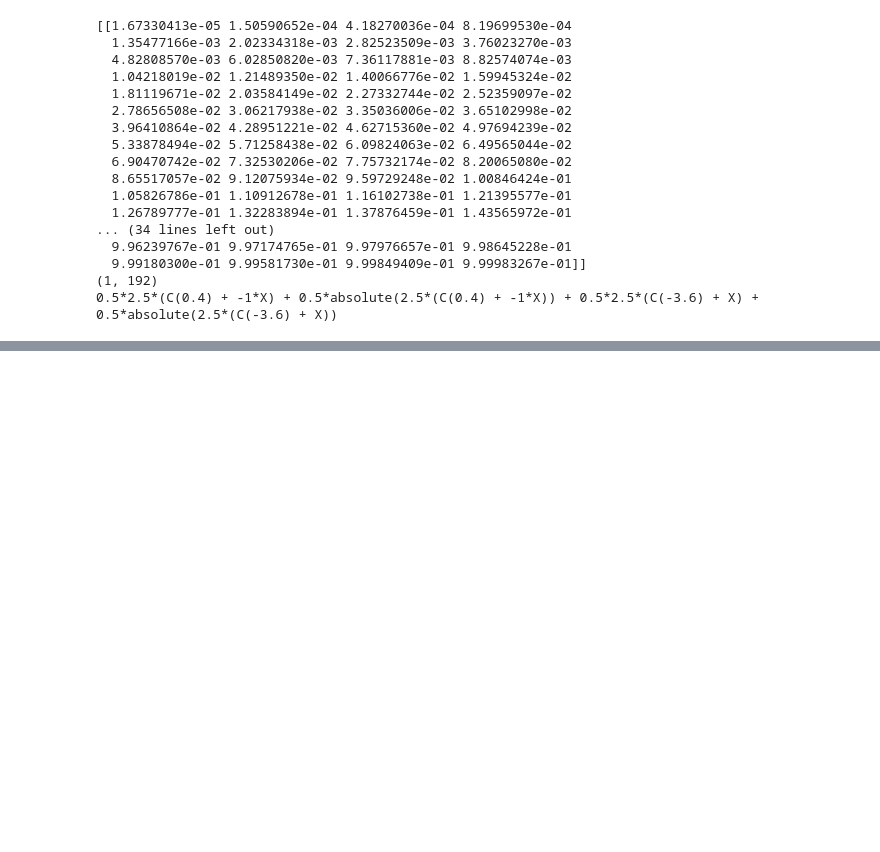
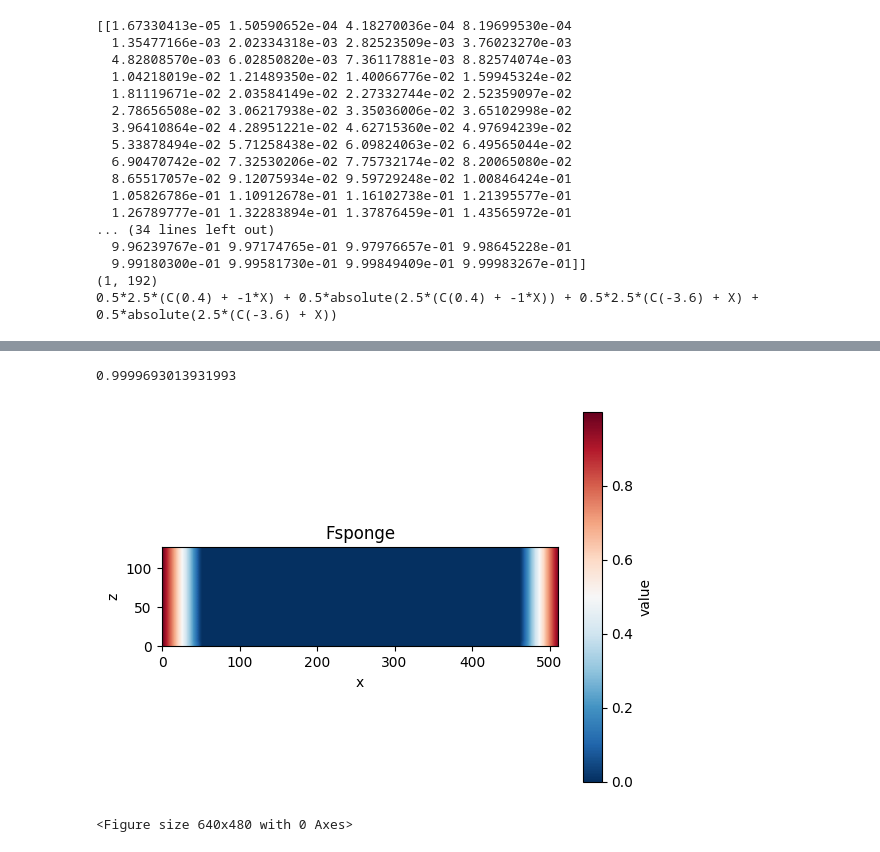
Before and after one commit to bz226/Research-Dedalus, a Jupyter notebook: 2d-AR=64/mountain.ipynb, the cells around one changed output, grey strips where cells are left out. Drawn from its saved outputs; the diff is of its cells as text; code cells hidden in the pictures; blank space fills up the shorter version.

```diff
--- a/2d-AR=64/mountain.ipynb
+++ b/2d-AR=64/mountain.ipynb
@@ -274,11 +274,11 @@ import re
 # Parameters
 Lx, Lz = 4,1
 Nx, Nz = 512, 128
-Ra_M = 1e6
+Ra_M = -1e6
 # D_0 = 0
 # D_H = 1/3
-M_0 = 1
-M_H = 0
+M_0 = 0
+M_H = 1/3
 N_s2=4/3
 Qrad=0.0028
 gamma=100
@@ -381,14 +381,14 @@ mask = dist.Field(bases=(xbasis,zbasis))
 sponge = dist.Field(bases=(xbasis,zbasis))
 grid_slices = dist.layouts[-1].slices(mask.domain, dealias)
 #Mountain
-mask_file = 'mask.h5'
+mask_file = 'masks/mask.h5'
 with h5py.File(mask_file) as f:
     logger.info('loading mask from {}'.format(mask_file))
     mask.change_scales(dealias)
     mask['g'] = f['mask'][:,grid_slices[-1]]
 mask = d3.Grid(mask).evaluate()
 #Sponge
-mask_file = 'mask_sp.h5'
+mask_file = 'masks/mask_sp.h5'
 with h5py.File(mask_file) as f:
     logger.info('loading mask from {}'.format(mask_file))
     sponge.change_scales(dealias)
@@ -605,0 +634,39 @@ Task keys: ['M', 'p', 'tau_M1', 'tau_M2', 'tau_p', 'tau_u1', 'tau_u2', 'time', '
+# %%
+import os
+from os import listdir
+import h5py
+import re
+import matplotlib
+import matplotlib.pyplot as plt
+from dedalus.extras import plot_tools
+import numpy as np
+from mpl_toolkits.mplot3d import Axes3D
+from matplotlib.colors import Normalize
+
+save_dir= "/scratch/zb2113/DedalusData/mountain2"
+folder_dir = save_dir+"/maskcheck"
+
+# X.change_scales(dealias)
+# Z.change_scales(dealias)
+
+file_paths = [os.path.join(folder_dir, file) for file in listdir(folder_dir) if os.path.isfile(os.path.join(folder_dir, file)) and file.endswith('.h5')]
+#sort by the number in the file name
+file_paths.sort(key=lambda f: int(re.sub('\D', '', f)))
+#read the last file in the file path
+file = file_paths[-1]
+with h5py.File(file, mode='r') as file:
+    M = np.transpose(file['tasks']['Fsponge'][-1,:,:])
+    print(np.amax(M))
+    plt.imshow(M, cmap='RdBu_r',origin='lower')
+    plt.colorbar(label='value')
+    plt.xlabel('x')
+    plt.ylabel('z')
+    plt.title('Fsponge')
+
+    plt.savefig('/home/zb2113/Dedalus-Postanalysis/2D/mountain/Fsponge.png', dpi=200, bbox_inches='tight')
+    plt.show()
+    plt.clf()
+# %% [output]
+0.9999693013931993
+[figure, added]
+<Figure size 640x480 with 0 Axes>
```
Also changed, not shown: parts of 10 cells of this notebook, 13 other files.
